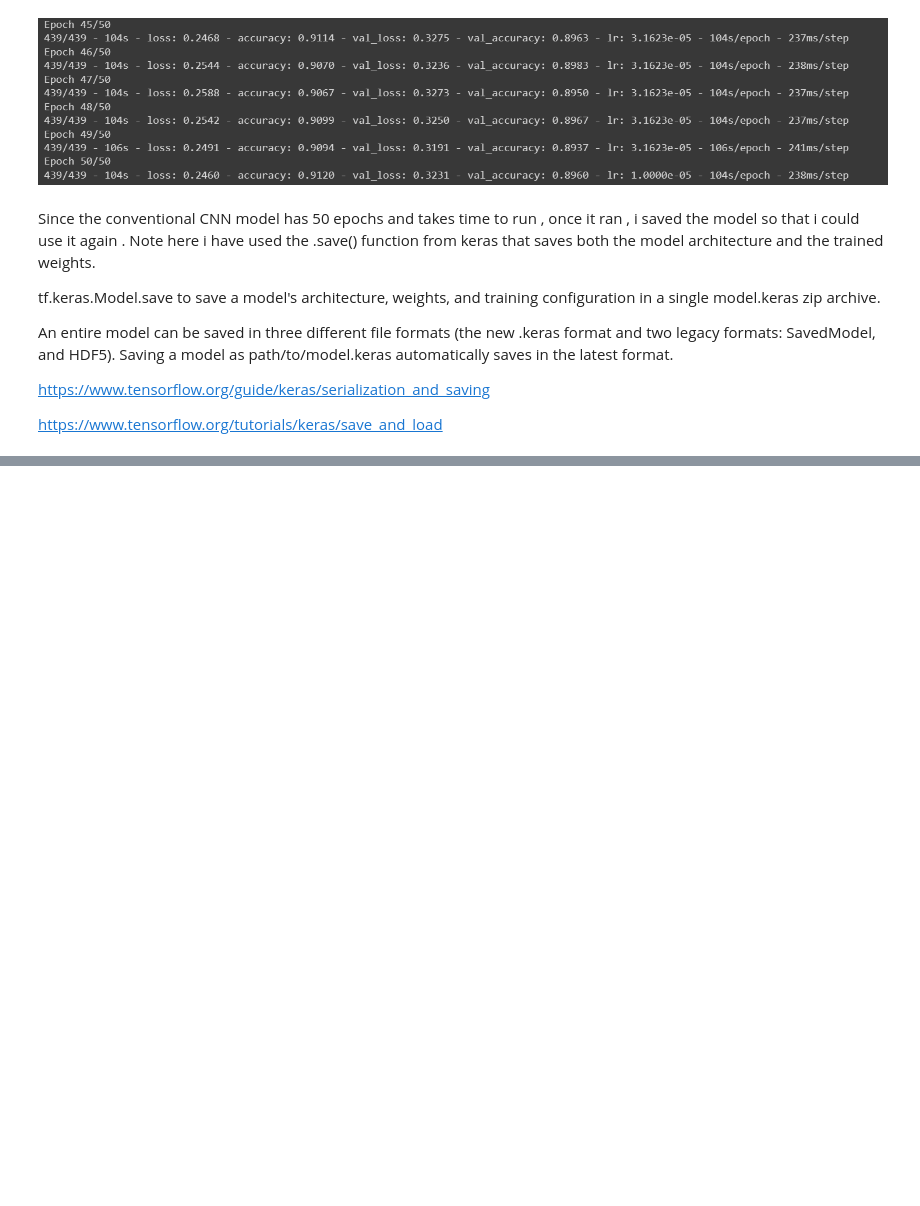
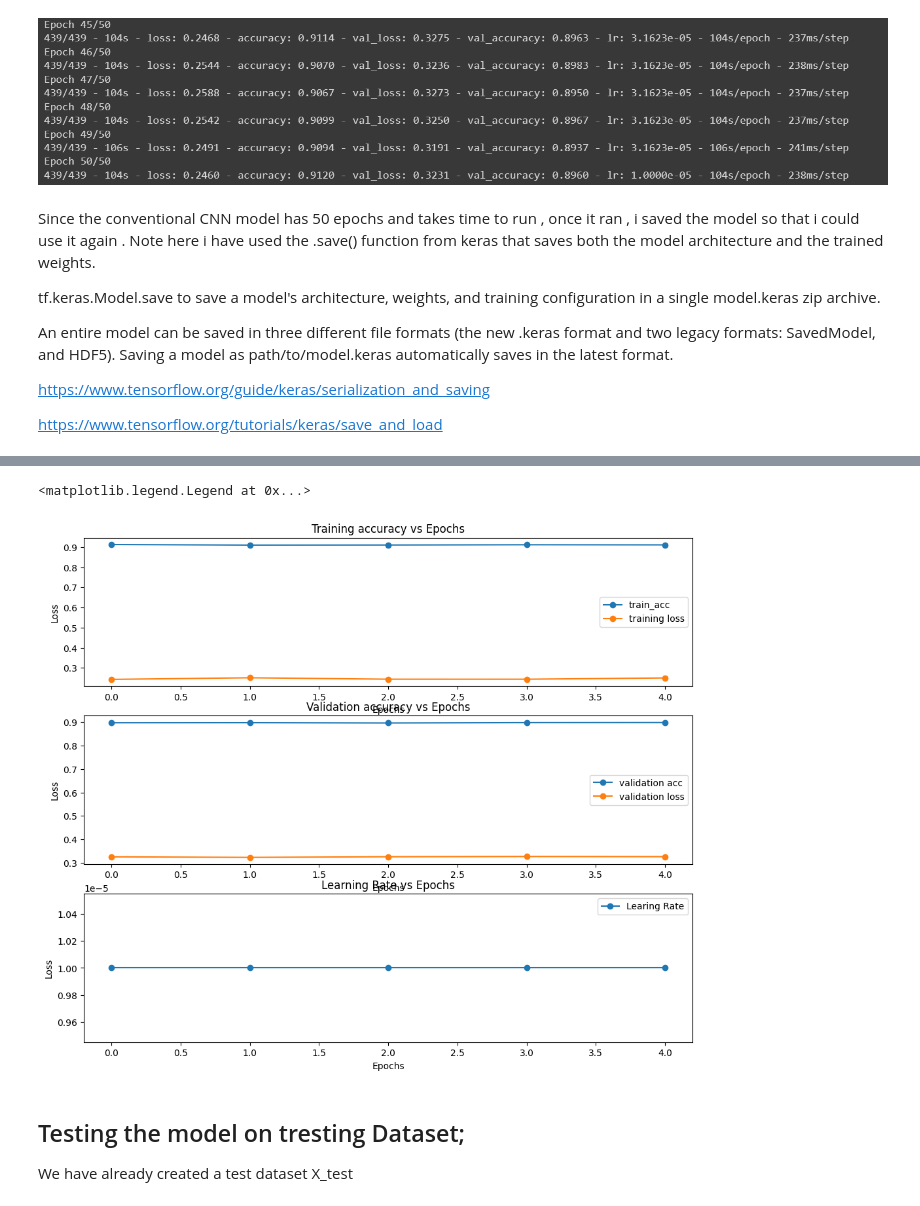
Before and after one commit to Jawakar-7/Image-Classification-using-multiple-models-, a Jupyter notebook: model_final.ipynb, the cells around one changed output, grey strips where cells are left out. Cells and saved outputs as stored; diff of their text form; code cells hidden in the pictures; blank space fills up the shorter version.

Commit message:
added plots

```diff
--- a/model_final.ipynb
+++ b/model_final.ipynb
@@ -224,6 +253,6 @@ optimizer = Adam(learning_rate=0.001)
 # %%
 cnn_mod.compile(optimizer=optimizer,loss=CategoricalCrossentropy(),metrics=['accuracy'])
 # %%
-# history = cnn_mod.fit(X_train, epochs=50, validation_data=X_test,
-#                        verbose=2,
-#                        callbacks=[reduce_lr])
+history = cnn_mod.fit(X_train, epochs=50, validation_data=X_test,
+                       verbose=2,
+                       callbacks=[reduce_lr])
@@ -251,0 +334,8 @@ cnn_mod=load_model("/content/Image-Classification-using-multiple-models-/model.k
+# %%
+train_acc=history.history['accuracy']
+train_loss=history.history['loss']
+
+val_acc=history.history['val_accuracy']
+val_loss=history.history['val_loss']
+
+learn_rate=history.history['lr']
@@ -251,0 +344,29 @@ cnn_mod=load_model("/content/Image-Classification-using-multiple-models-/model.k
+# %%
+fig , ax = plt.subplots(ncols=1,nrows=3,figsize=(12,10))
+
+ax[0].set_title("Training accuracy vs Epochs")
+ax[0].plot(train_acc,'o-',label='train_acc')
+ax[0].plot(train_loss,'-o',label='training loss')
+ax[0].set_xlabel('Epochs')
+ax[0].set_ylabel('Loss')
+ax[0].legend(loc='best')
+
+
+ax[1].set_title("Validation accuracy vs Epochs")
+ax[1].plot(val_acc,'o-',label='validation acc')
+ax[1].plot(val_loss,'-o',label='validation loss')
+ax[1].set_xlabel('Epochs')
+ax[1].set_ylabel('Loss')
+ax[1].legend(loc='best')
+
+ax[2].set_title("Learning Rate vs Epochs")
+ax[2].plot(learn_rate,'o-',label='Learing Rate')
+ax[2].set_xlabel('Epochs')
+ax[2].set_ylabel('Loss')
+ax[2].legend(loc='best')
+# %% [output]
+<matplotlib.legend.Legend at 0x...>
+[figure, added]
+# %% [markdown]
+## Testing the model on tresting Dataset;
+We have already created a test dataset X_test
```
Also changed, not shown: parts of 17 cells of this notebook.
